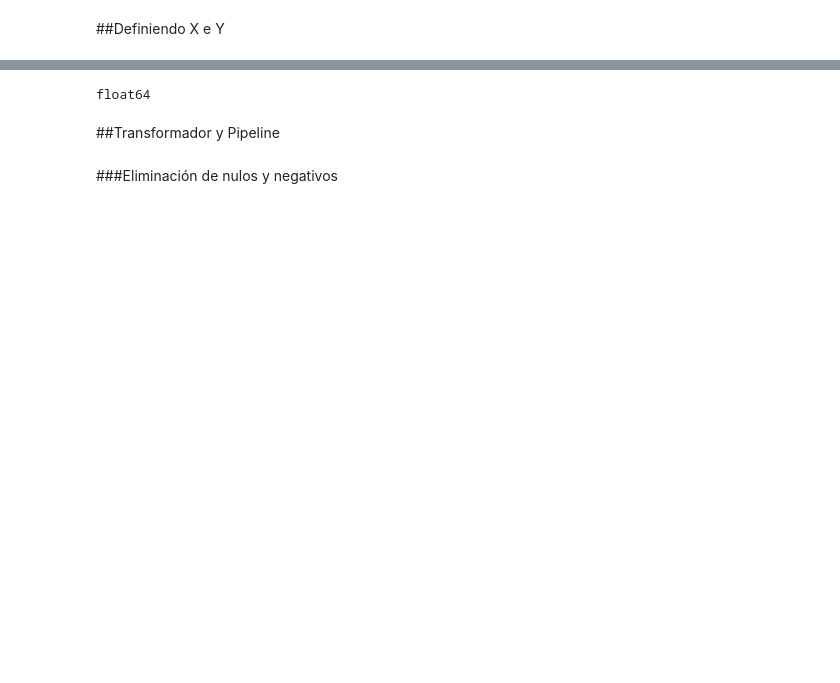
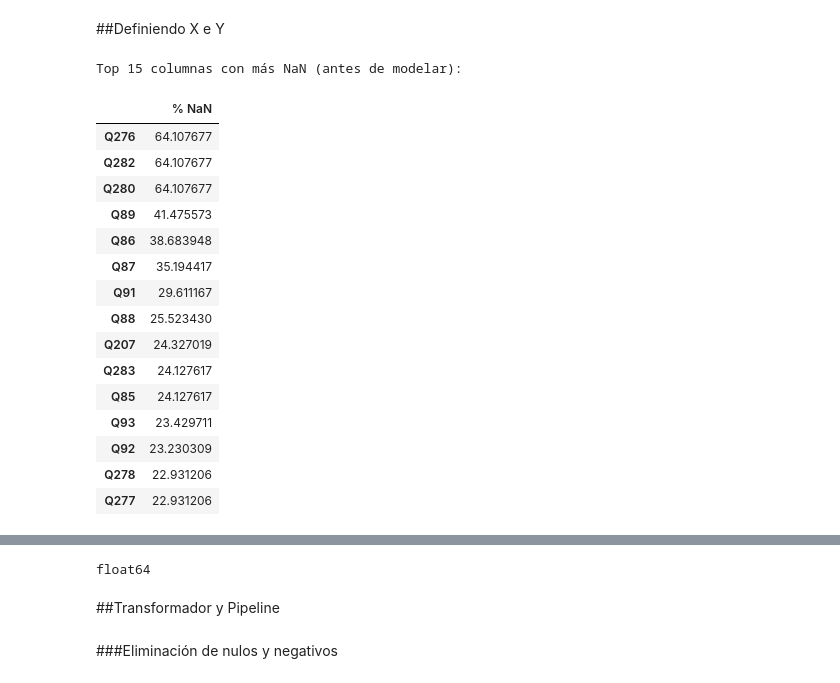
Before and after one commit to tomasallemand/wvs-democracy-attitudes-ml, a Jupyter notebook: notebooks/01_wvs_democracy_attitudes.ipynb, the cells around one changed output, grey strips where cells are left out. Drawn from its saved outputs; the diff is of its cells as text; code cells hidden in the pictures; blank space fills up the shorter version.

```diff
--- a/notebooks/01_wvs_democracy_attitudes.ipynb
+++ b/notebooks/01_wvs_democracy_attitudes.ipynb
@@ -193,0 +189,80 @@ X_train, X_test, y_train, y_test = train_test_split(X, y, random_state = 346345)
+# %%
+# =========================================================
+# 1) Partimos de df_reducido
+# =========================================================
+df_model = df_reducido.copy()
+
+# =========================================================
+# 2) Eliminamos metadata obvia (para evitar ruido / leakage)
+#    (se borran solo si existen)
+# =========================================================
+meta_cols = [
+    "version", "doi",
+    "B_COUNTRY_ALPHA", "C_COW_ALPHA",
+    "01_LONGITUDE", "02_LATITUDE",   # a veces vienen así
+    "01_02_LATITUDE",                # a veces viene así (como en tu screenshot)
+    "LNGE_ISO"
+]
+df_model = df_model.drop(columns=[c for c in meta_cols if c in df_model.columns])
+
+# =========================================================
+# 3) Forzamos todo a numérico (si algo viene como string, pasa a NaN)
+# =========================================================
+for c in df_model.columns:
+    df_model[c] = pd.to_numeric(df_model[c], errors="coerce")
+
+# =========================================================
+# 4) En WVS, los missing suelen ser negativos -> los pasamos a NaN
+# =========================================================
+df_model = df_model.mask(df_model < 0)
+
+# (opcional pero recomendable para el “relato” del proyecto)
+print("Top 15 columnas con más NaN (antes de modelar):")
+display((df_model.isna().mean().sort_values(ascending=False).head(15) * 100).to_frame("% NaN"))
+
+# =========================================================
+# 5) Target y features salen del MISMO df_model limpio
+# =========================================================
+y_raw = df_model["Q250"].copy()
+
+# nos quedamos SOLO con filas donde el target existe
+mask = y_raw.notna()
+df_model = df_model.loc[mask].copy()
+y_raw = y_raw.loc[mask].copy()
+
+print("Q250 unique values:", sorted(y_raw.dropna().unique()))
+print("Q250 value counts:\n", y_raw.value_counts(dropna=False).head(20))
+
+# =========================================================
+# 6) Binarización explícita (ajustá el umbral si tu consigna lo define distinto)
+#    Ejemplo: "percepción negativa" = valores bajos (1..4) vs altos (5..10)
+# =========================================================
+THRESHOLD = 4
+y = (y_raw <= THRESHOLD).astype(int)
+
+X = df_model.drop(columns=["Q250"]).copy()
+
+X_train, X_test, y_train, y_test = train_test_split(
+    X, y, test_size=0.2, random_state=42, stratify=y
+)
+
+print("Train size:", X_train.shape, "Test size:", X_test.shape)
+print("Class balance (train):\n", y_train.value_counts(normalize=True))
+# %% [output]
+Top 15 columnas con más NaN (antes de modelar):
+|  | % NaN |
+| Q276 | 64.107677 |
+| Q282 | 64.107677 |
+| Q280 | 64.107677 |
+| Q89 | 41.475573 |
+| Q86 | 38.683948 |
+| Q87 | 35.194417 |
+| Q91 | 29.611167 |
+| Q88 | 25.523430 |
+| Q207 | 24.327019 |
+| Q283 | 24.127617 |
+| Q85 | 24.127617 |
+| Q93 | 23.429711 |
+| Q92 | 23.230309 |
+| Q278 | 22.931206 |
+| Q277 | 22.931206 |
```
Also changed, not shown: parts of 52 cells of this notebook.
